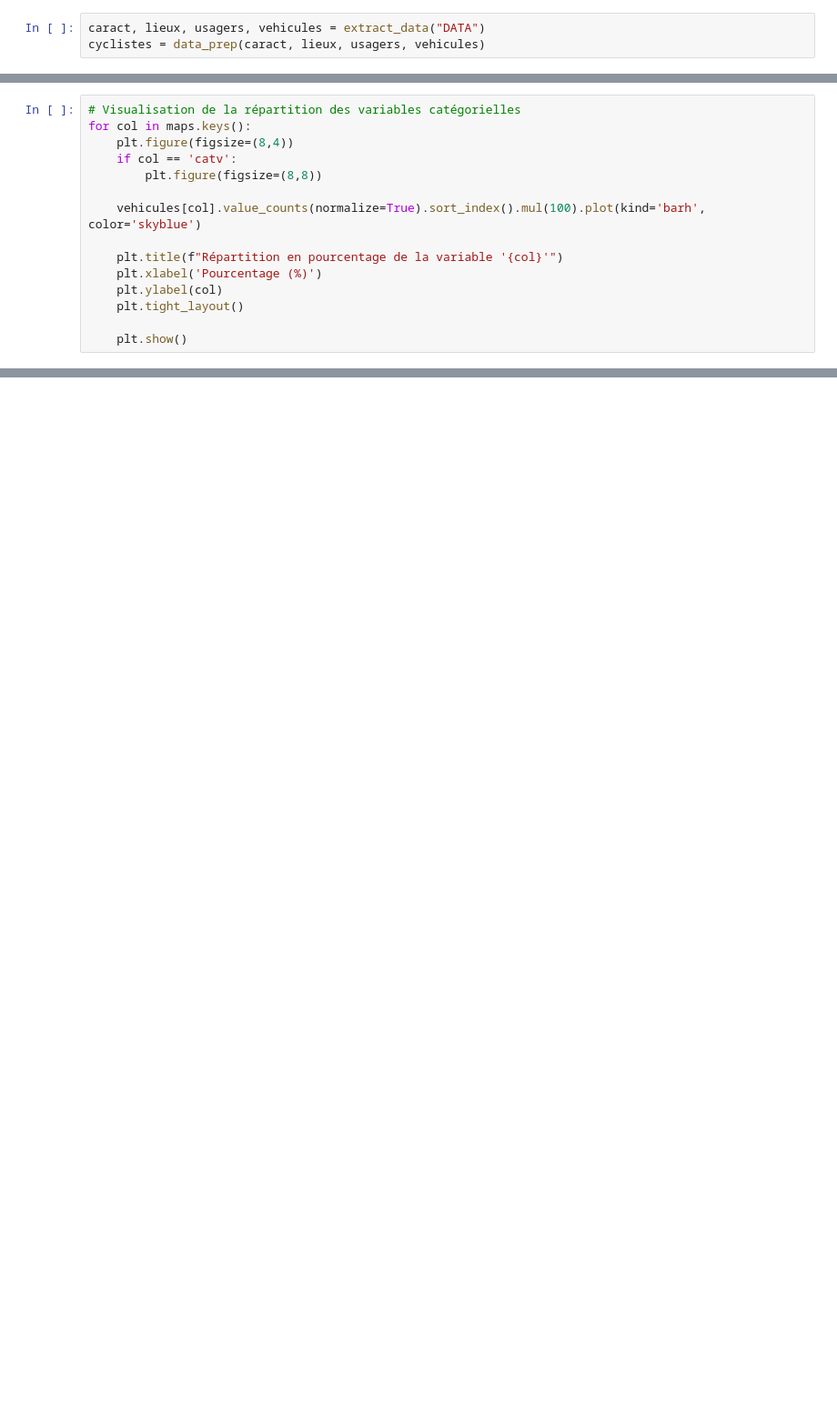
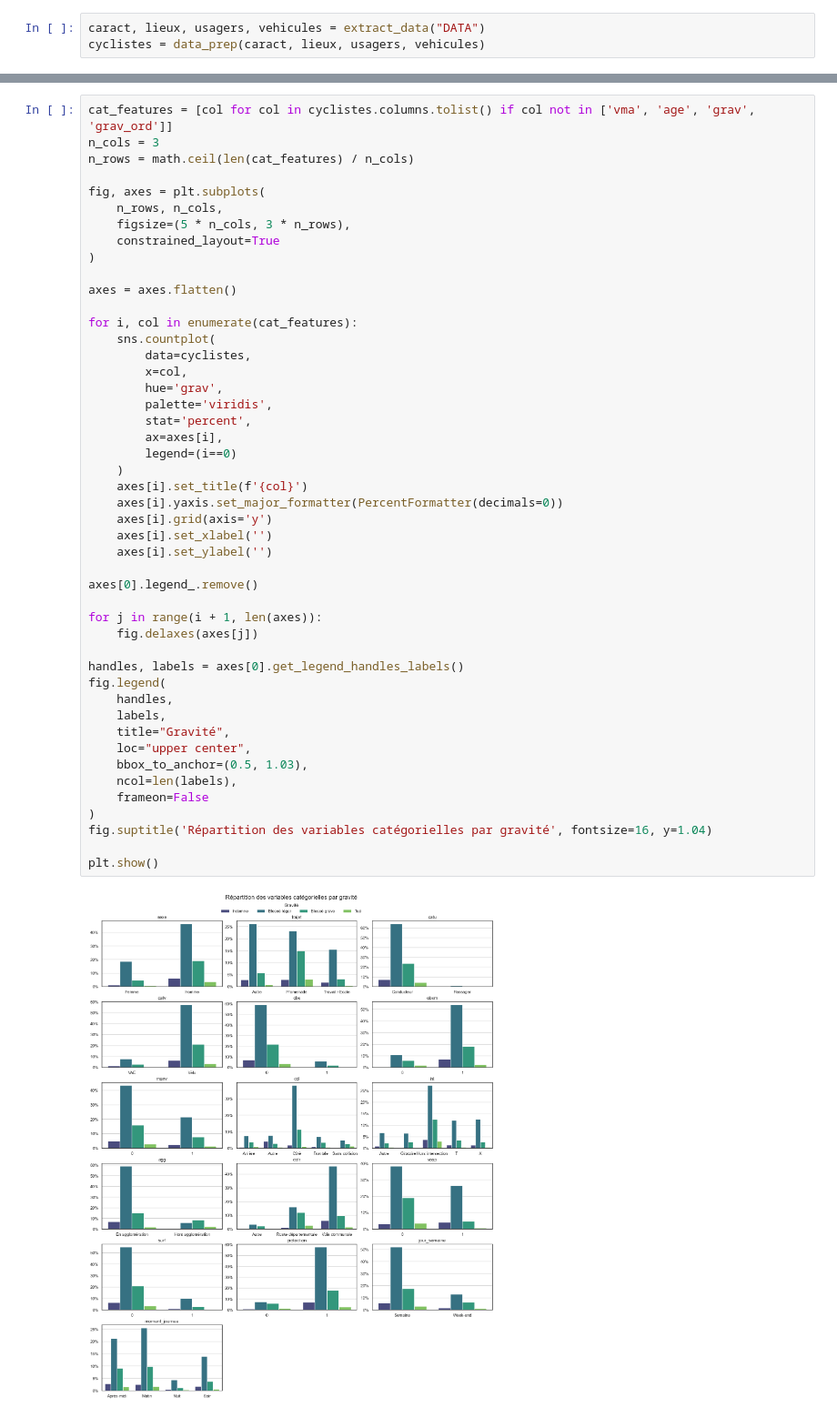
Before and after one commit to 007337-lil/ML4DS, a Jupyter notebook: projet_ml_for_ds.ipynb, the cells around one changed output, grey strips where cells are left out. Shown at 91% size. Cells and saved outputs as stored; diff of their text form; blank space fills up the shorter version.

```diff
--- a/projet_ml_for_ds.ipynb
+++ b/projet_ml_for_ds.ipynb
@@ -425,15 +195,0 @@ caract_velo
-# %%
-# Visualisation de la répartition des variables catégorielles
-for col in maps.keys():
-    plt.figure(figsize=(8,4))
-    if col == 'catv':
-        plt.figure(figsize=(8,8))
-
-    vehicules[col].value_counts(normalize=True).sort_index().mul(100).plot(kind='barh', color='skyblue')
-
-    plt.title(f"Répartition en pourcentage de la variable '{col}'")
-    plt.xlabel('Pourcentage (%)')
-    plt.ylabel(col)
-    plt.tight_layout()
-
-    plt.show()
@@ -470,0 +226,49 @@ vehicules['id_vehicule'] = vehicules['id_vehicule'].str.replace('\xa0', '', rege
+# %%
+cat_features = [col for col in cyclistes.columns.tolist() if col not in ['vma', 'age', 'grav', 'grav_ord']]
+n_cols = 3
+n_rows = math.ceil(len(cat_features) / n_cols)
+
+fig, axes = plt.subplots(
+    n_rows, n_cols,
+    figsize=(5 * n_cols, 3 * n_rows),
+    constrained_layout=True
+)
+
+axes = axes.flatten()
+
+for i, col in enumerate(cat_features):
+    sns.countplot(
+        data=cyclistes,
+        x=col,
+        hue='grav',
+        palette='viridis',
+        stat='percent',
+        ax=axes[i],
+        legend=(i==0)
+    )
+    axes[i].set_title(f'{col}')
+    axes[i].yaxis.set_major_formatter(PercentFormatter(decimals=0))
+    axes[i].grid(axis='y')
+    axes[i].set_xlabel('')
+    axes[i].set_ylabel('')
+
+axes[0].legend_.remove()
+
+for j in range(i + 1, len(axes)):
+    fig.delaxes(axes[j])
+
+handles, labels = axes[0].get_legend_handles_labels()
+fig.legend(
+    handles,
+    labels,
+    title="Gravité",
+    loc="upper center",
+    bbox_to_anchor=(0.5, 1.03),
+    ncol=len(labels),
+    frameon=False
+)
+fig.suptitle('Répartition des variables catégorielles par gravité', fontsize=16, y=1.04)
+
+plt.show()
+# %% [output]
+[figure, added]
```
Also changed, not shown: parts of 52 cells of this notebook, 2 other files.
